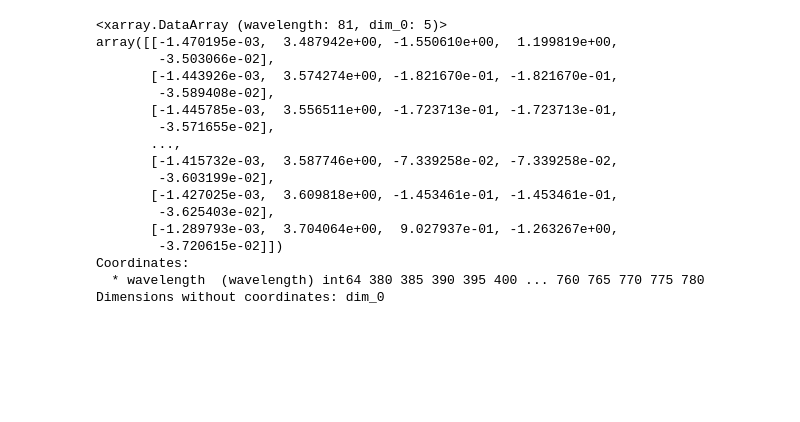
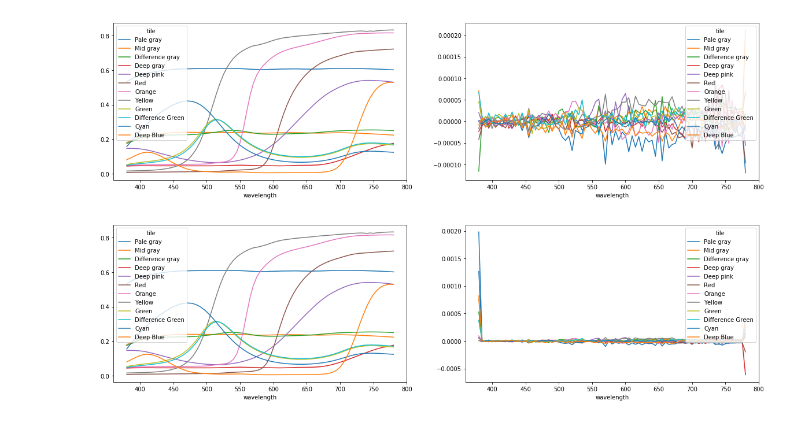
Before and after one commit to silmae/colortiles, a Jupyter notebook: Reference model test.ipynb, the cells around one changed output. Saved outputs shown, nothing was run; the diff lists cells and outputs as text; code cells hidden in the pictures; blank space fills up the shorter version.

```diff
--- a/Reference model test.ipynb
+++ b/Reference model test.ipynb
@@ -46,2 +26,2 @@ Coordinates:
 # %%
-res = fit_dataarray(test, malkin)
+me_coefs = fit_dataarray(test, malkin)
@@ -66,20 +28,9 @@ res = fit_dataarray(test, malkin)
-# %%
-res
-# %% [output]
-<xarray.DataArray (wavelength: 81, dim_0: 5)>
-array([[-1.470195e-03,  3.487942e+00, -1.550610e+00,  1.199819e+00,
-        -3.503066e-02],
-       [-1.443926e-03,  3.574274e+00, -1.821670e-01, -1.821670e-01,
-        -3.589408e-02],
-       [-1.445785e-03,  3.556511e+00, -1.723713e-01, -1.723713e-01,
-        -3.571655e-02],
-       ...,
-       [-1.415732e-03,  3.587746e+00, -7.339258e-02, -7.339258e-02,
-        -3.603199e-02],
-       [-1.427025e-03,  3.609818e+00, -1.453461e-01, -1.453461e-01,
-        -3.625403e-02],
-       [-1.289793e-03,  3.704064e+00,  9.027937e-01, -1.263267e+00,
-        -3.720615e-02]])
-Coordinates:
-  * wavelength  (wavelength) int64 380 385 390 395 400 ... 760 765 770 775 780
-Dimensions without coordinates: dim_0
+# %%
+me_reconstruction = apply_model(test, me_coefs)
+# %%
+fig, ax = plt.subplots(ncols=2, figsize=(20,5))
+me_reconstruction.plot.line(ax=ax[0], x='wavelength')
+(malkin - me_reconstruction).plot.line(ax=ax[1], x='wavelength')
+plt.show()
+# %% [output]
+[figure, added]
@@ -85,0 +47,7 @@ Dimensions without coordinates: dim_0
+# %%
+fig, ax = plt.subplots(ncols=2, figsize=(20,5))
+cz_reconstruction.plot.line(ax=ax[0], x='wavelength')
+(malkin - cz_reconstruction).plot.line(ax=ax[1], x='wavelength')
+plt.show()
+# %% [output]
+[figure, added]
```
Also changed, not shown: parts of 10 cells of this notebook.
